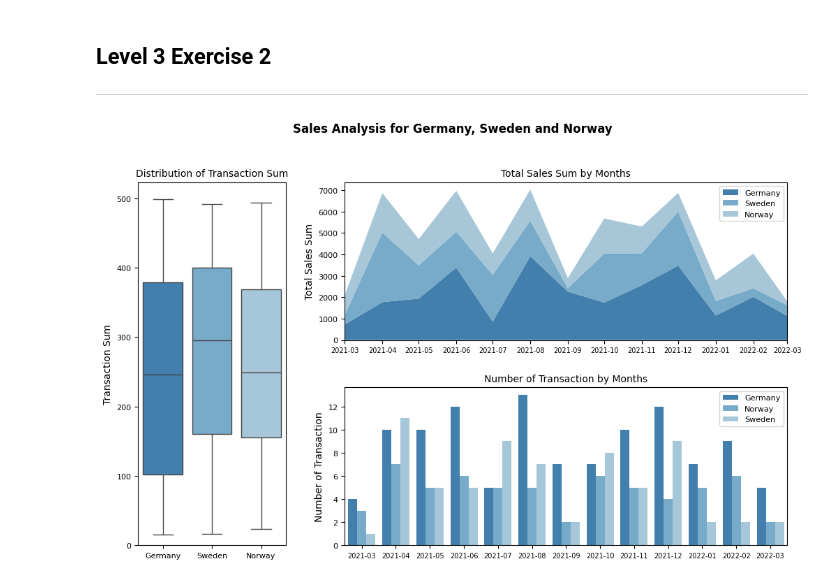
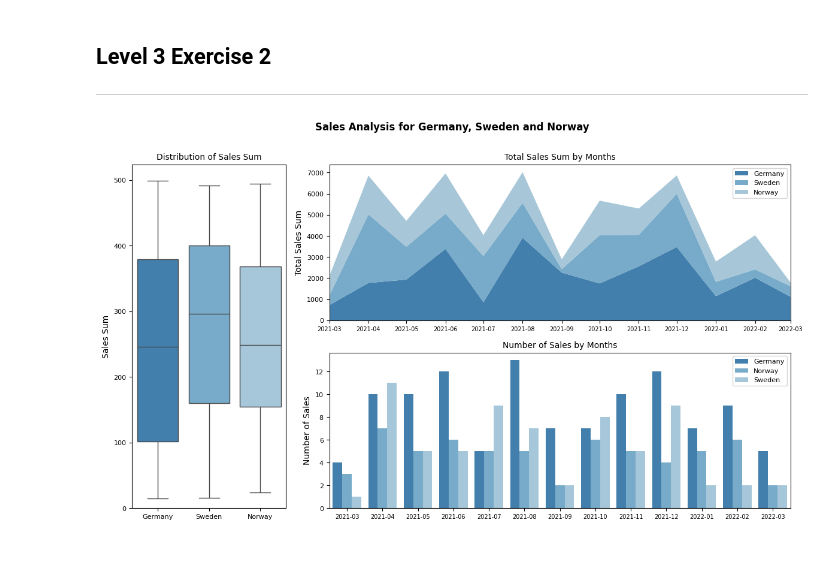
Before and after one commit to leocareer/DA_specialization, a Jupyter notebook: Sprint_08/S8_02.ipynb, the cells around one changed output. Drawn from its saved outputs; the diff is of its cells as text; code cells hidden in the pictures; blank space fills up the shorter version.

```diff
--- a/Sprint_08/S8_02.ipynb
+++ b/Sprint_08/S8_02.ipynb
@@ -617,45 +589,41 @@ plt.show()
 ## Level 3 Exercise 2
 ---
 # %%
+import numpy as np
+import pandas as pd
+
+import matplotlib.pyplot as plt
 import matplotlib.dates as mdates
-import numpy as np
-import matplotlib.pyplot as plt
+from matplotlib.gridspec import GridSpec
+
 import seaborn as sns
-import pandas as pd
-from matplotlib.gridspec import GridSpec
 
 try:
     df_transactions_companies = dataset.copy()
 except:
-    df_transactions_companies = df_approved.merge(
+    df_transactions_companies = df_transactions.merge(
         df_companies[['company_id','country']],
         left_on='business_id',
         right_on='company_id',
         how='left'
     )
 
-countries = ['Germany', 'Sweden', 'Norway']
-df_boxplot = df_transactions_companies[df_transactions_companies['country'].isin(countries)]
+df_approved_companies = df_transactions_companies[df_transactions_companies['declined'] == 0]
 
-# добавление месяца как отдельного столбца
-df_boxplot = df_boxplot.assign(month=df_boxplot['timestamp'].dt.to_period('M'))
+boxplot_countries = ['Germany', 'Sweden', 'Norway']
+df_boxplot = df_approved_companies[df_approved_companies['country'].isin(boxplot_countries)]
 
-# группировка по странам и месяцам, расчёт суммы транзакций
 df_stackplot = df_boxplot.groupby(['month', 'country'])['amount'].sum().unstack(fill_value=0)
-df_stackplot = df_stackplot.reindex(countries, axis=1, fill_value=0)  # упорядочивание столбцы
-months = df_stackplot.index.to_timestamp()
+df_stackplot = df_stackplot.reindex(boxplot_countries, axis=1, fill_value=0)
+months = pd.to_datetime(df_stackplot.index.astype(str))
 
 df_barplot = df_boxplot.groupby(['month', 'country']).size().reset_index(name='transaction_count')
 
-# cоздание сетки
 fig = plt.figure(figsize=(12, 6.75))
 gs = GridSpec(2, 2, width_ratios=[1, 3], height_ratios=[1, 1], figure=fig)
-
 ax = {}
 
-colors = ['#427FAC', '#78ABC9', '#A7C7D9']
 
-# график слева
 ax[0] = fig.add_subplot(gs[:, 0])
 
 sns.boxplot(
@@ -664,25 +632,26 @@ sns.boxplot(
     palette='tab20c',
     orient='v',
     ax=ax[0],
-    hue=df_boxplot['country'],  # эта и следующая строчки - так надо
+    hue=df_boxplot['country'],
     legend=False
 )
 
-ax[0].set_title('Distribution of Transaction Sum', fontsize=10)
+ax[0].set_title('Distribution of Sales Sum', fontsize=10)
 ax[0].set_xlabel(None)
-ax[0].set_ylabel('Transaction Sum')
+ax[0].set_ylabel('Sales Sum')
 ax[0].set_ylim(0, None)
 ax[0].tick_params(labelsize=8)
 
 
-# график справа вверху
 ax[1] = fig.add_subplot(gs[0, 1])
+
+stackplot_colors = ['#427FAC', '#78ABC9', '#A7C7D9']
 
 ax[1].stackplot(
     months,
-    [df_stackplot[country] for country in countries],
-    labels=countries,
-    colors=colors
+    [df_stackplot[country] for country in boxplot_countries],
+    labels=boxplot_countries,
+    colors=stackplot_colors
 )
 
 ax[1].set_title('Total Sales Sum by Months', fontsize=10)
@@ -690,35 +659,36 @@ ax[1].set_xlabel(None)
 ax[1].set_ylabel('Total Sales Sum')
 ax[1].tick_params(axis='x', labelsize=7)
 ax[1].tick_params(axis='y', labelsize=8)
 ax[1].set_xlim(months[0], months[12])
 ax[1].set_xticks(months, [month.strftime('%Y-%m') for month in months])
 ax[1].legend(title=None, fontsize=8)
 
 
-# график справа внизу
 ax[2] = fig.add_subplot(gs[1, 1])
 
 sns.barplot(
     data=df_barplot,
     x='month',
     y='transaction_count',
     hue='country',
     palette='tab20c',
     ax=ax[2]
 )
 
-ax[2].set_title('Number of Transaction by Months', fontsize=10)
+ax[2].set_title('Number of Sales by Months', fontsize=10)
 ax[2].set_xlabel(None)
-ax[2].set_ylabel('Number of Transaction')
+ax[2].set_ylabel('Number of Sales')
+ax[2].set_xticks(range(len(months)))
+ax[2].set_xticklabels(months.strftime('%Y-%m'))
 ax[2].tick_params(axis='x', labelsize=7)
 ax[2].tick_params(axis='y', labelsize=8)
 ax[2].legend(title=None, fontsize=8)
 
 
 fig.suptitle('Sales Analysis for Germany, Sweden and Norway', fontweight='bold', verticalalignment='bottom')
 fig.subplots_adjust(hspace=0.3, wspace=0.2)
 
-#plt.tight_layout()
+plt.tight_layout()
 plt.show()
 # %% [output]
-[figure, old version]
+[figure, new version]
```
Also changed, not shown: parts of 11 cells of this notebook.
